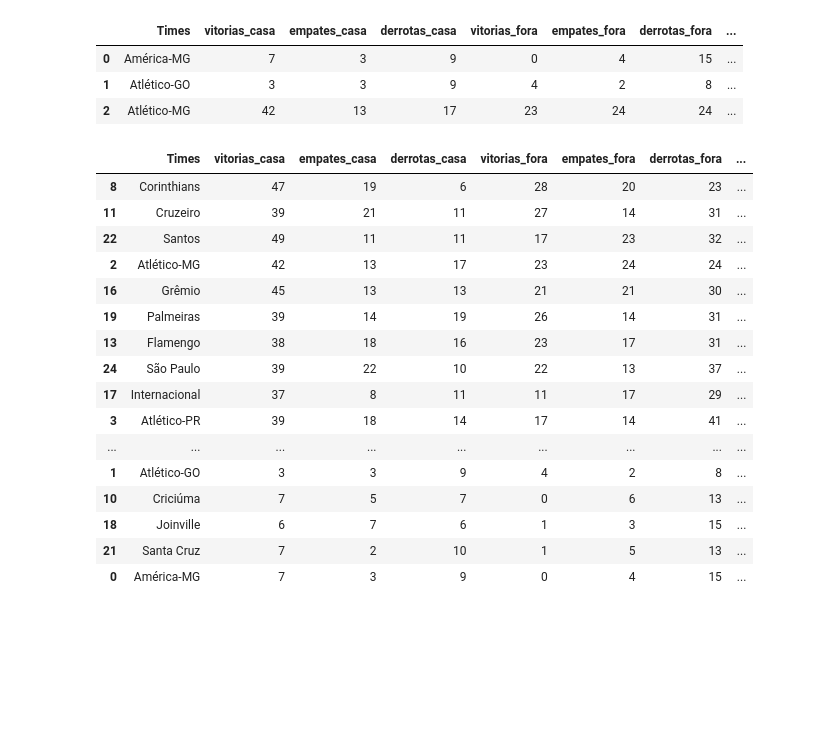
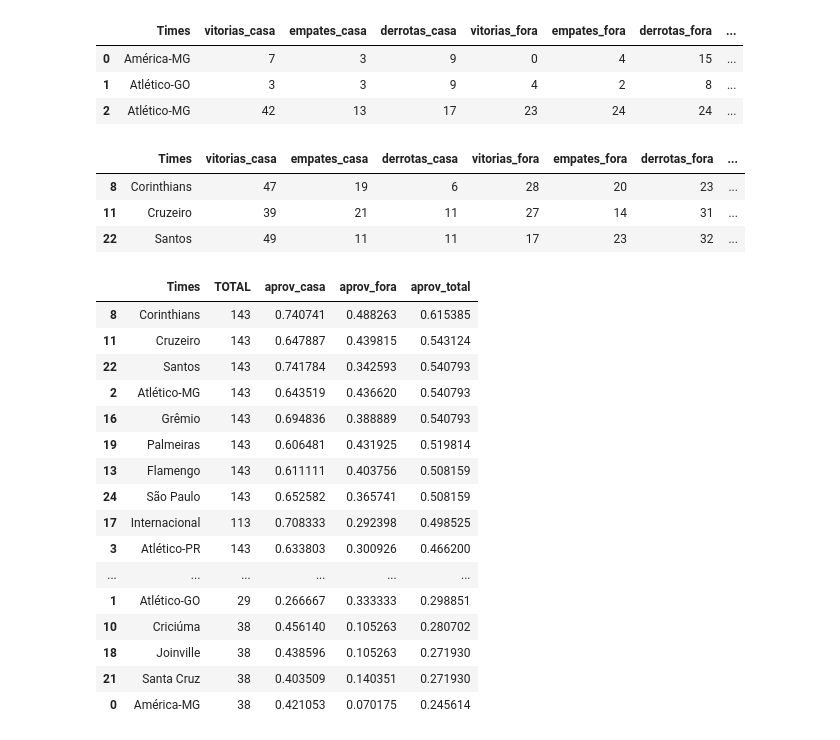
Before and after one commit to thiagozaranza/guru_da_bola, a Jupyter notebook: brasileirao.ipynb, the cells around one changed output. Saved outputs shown, nothing was run; the diff lists cells and outputs as text; code cells hidden in the pictures; blank space fills up the shorter version.

Commit message:
Aproveitamento times

```diff
--- a/brasileirao.ipynb
+++ b/brasileirao.ipynb
@@ -238,22 +238,29 @@ def aproveitamentoTotal(row):
     return (3*row["vitorias_fora"] + row["empates_fora"] + 3*row["vitorias_casa"] + row["empates_casa"]) / (3*total_jogos_mandante + 3*total_jogos_visitante)
 # %%
 resultados_time_DF["aprov_total"] = resultados_time_DF.apply (lambda row: aproveitamentoTotal(row),axis=1)
-resultados_time_DF.sort_values(["aprov_total"], ascending=[0])
+resultados_time_DF.sort_values(["aprov_total"], ascending=[0]).head(3)
 # %% [output]
 |  | Times | vitorias_casa | empates_casa | derrotas_casa | vitorias_fora | empates_fora | derrotas_fora | ... |
 | 8 | Corinthians | 47 | 19 | 6 | 28 | 20 | 23 | ... |
 | 11 | Cruzeiro | 39 | 21 | 11 | 27 | 14 | 31 | ... |
 | 22 | Santos | 49 | 11 | 11 | 17 | 23 | 32 | ... |
-| 2 | Atlético-MG | 42 | 13 | 17 | 23 | 24 | 24 | ... |
-| 16 | Grêmio | 45 | 13 | 13 | 21 | 21 | 30 | ... |
-| 19 | Palmeiras | 39 | 14 | 19 | 26 | 14 | 31 | ... |
-| 13 | Flamengo | 38 | 18 | 16 | 23 | 17 | 31 | ... |
-| 24 | São Paulo | 39 | 22 | 10 | 22 | 13 | 37 | ... |
-| 17 | Internacional | 37 | 8 | 11 | 11 | 17 | 29 | ... |
-| 3 | Atlético-PR | 39 | 18 | 14 | 17 | 14 | 41 | ... |
-| ... | ... | ... | ... | ... | ... | ... | ... | ... |
-| 1 | Atlético-GO | 3 | 3 | 9 | 4 | 2 | 8 | ... |
-| 10 | Criciúma | 7 | 5 | 7 | 0 | 6 | 13 | ... |
-| 18 | Joinville | 6 | 7 | 6 | 1 | 3 | 15 | ... |
-| 21 | Santa Cruz | 7 | 2 | 10 | 1 | 5 | 13 | ... |
-| 0 | América-MG | 7 | 3 | 9 | 0 | 4 | 15 | ... |
+# %%
+resultados_time_DF[["Times", "TOTAL", "aprov_casa", "aprov_fora", "aprov_total"]].sort_values(["aprov_total"], ascending=[0])
+# %% [output]
+|  | Times | TOTAL | aprov_casa | aprov_fora | aprov_total |
+| 8 | Corinthians | 143 | 0.740741 | 0.488263 | 0.615385 |
+| 11 | Cruzeiro | 143 | 0.647887 | 0.439815 | 0.543124 |
+| 22 | Santos | 143 | 0.741784 | 0.342593 | 0.540793 |
+| 2 | Atlético-MG | 143 | 0.643519 | 0.436620 | 0.540793 |
+| 16 | Grêmio | 143 | 0.694836 | 0.388889 | 0.540793 |
+| 19 | Palmeiras | 143 | 0.606481 | 0.431925 | 0.519814 |
+| 13 | Flamengo | 143 | 0.611111 | 0.403756 | 0.508159 |
+| 24 | São Paulo | 143 | 0.652582 | 0.365741 | 0.508159 |
+| 17 | Internacional | 113 | 0.708333 | 0.292398 | 0.498525 |
+| 3 | Atlético-PR | 143 | 0.633803 | 0.300926 | 0.466200 |
+| ... | ... | ... | ... | ... | ... |
+| 1 | Atlético-GO | 29 | 0.266667 | 0.333333 | 0.298851 |
+| 10 | Criciúma | 38 | 0.456140 | 0.105263 | 0.280702 |
+| 18 | Joinville | 38 | 0.438596 | 0.105263 | 0.271930 |
+| 21 | Santa Cruz | 38 | 0.403509 | 0.140351 | 0.271930 |
+| 0 | América-MG | 38 | 0.421053 | 0.070175 | 0.245614 |
```
